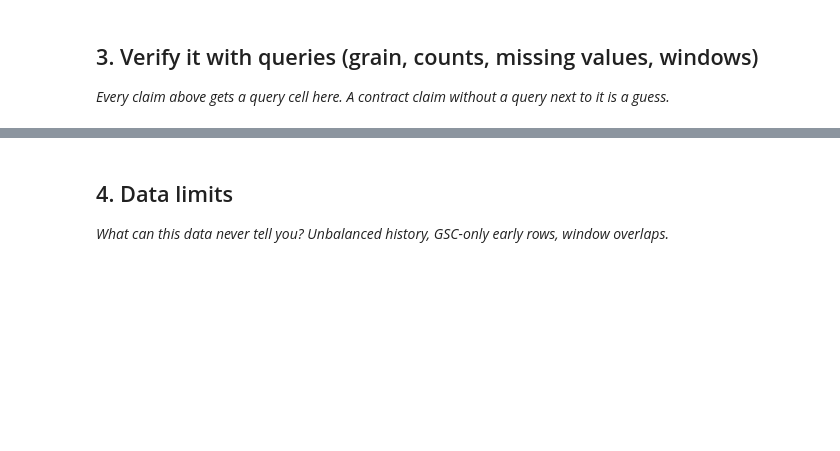
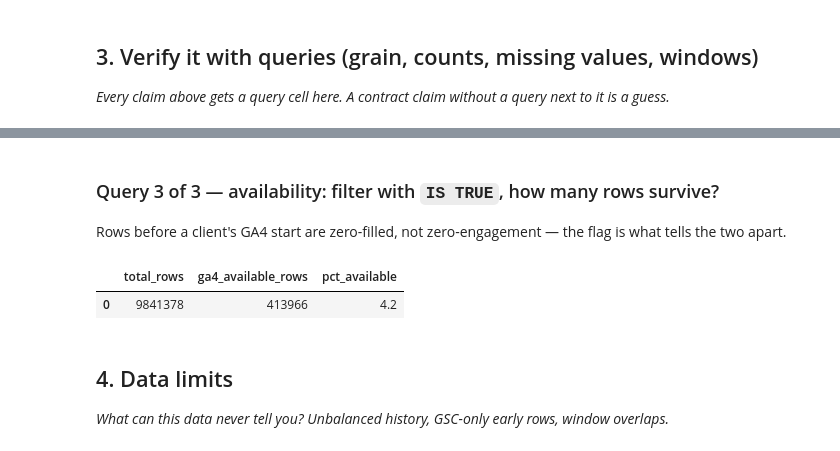
Before and after one commit to irene501/flyrank, a Jupyter notebook: work/notebooks/w03_data_contract.ipynb, the cells around one changed output, grey strips where cells are left out. Drawn from its saved outputs; the diff is of its cells as text; code cells hidden in the pictures; blank space fills up the shorter version.

```diff
--- a/work/notebooks/w03_data_contract.ipynb
+++ b/work/notebooks/w03_data_contract.ipynb
@@ -21,3 +163,21 @@ This skeleton is yours to fill. Work the sections **in order** — each one has
+# %% [markdown]
+### Query 3 of 3 — availability: filter with `IS TRUE`, how many rows survive?
+
+Rows before a client's GA4 start are zero-filled, not zero-engagement — the flag is what
+tells the two apart.
+# %%
+availability_check = con.sql(f"""
+    SELECT
+        COUNT(*)                                            AS total_rows,
+        COUNT(*) FILTER (WHERE ga4_data_available IS TRUE)  AS ga4_available_rows,
+        ROUND(100.0 * COUNT(*) FILTER (WHERE ga4_data_available IS TRUE) / COUNT(*), 1) AS pct_available
+    FROM {TABLES['fact_march']}
+""").df()
+
+availability_check
+# %% [output]
+|  | total_rows | ga4_available_rows | pct_available |
+| 0 | 9841378 | 413966 | 4.2 |
 # %% [markdown]
 ## 4. Data limits
 
```
Also changed, not shown: parts of 7 cells of this notebook.
